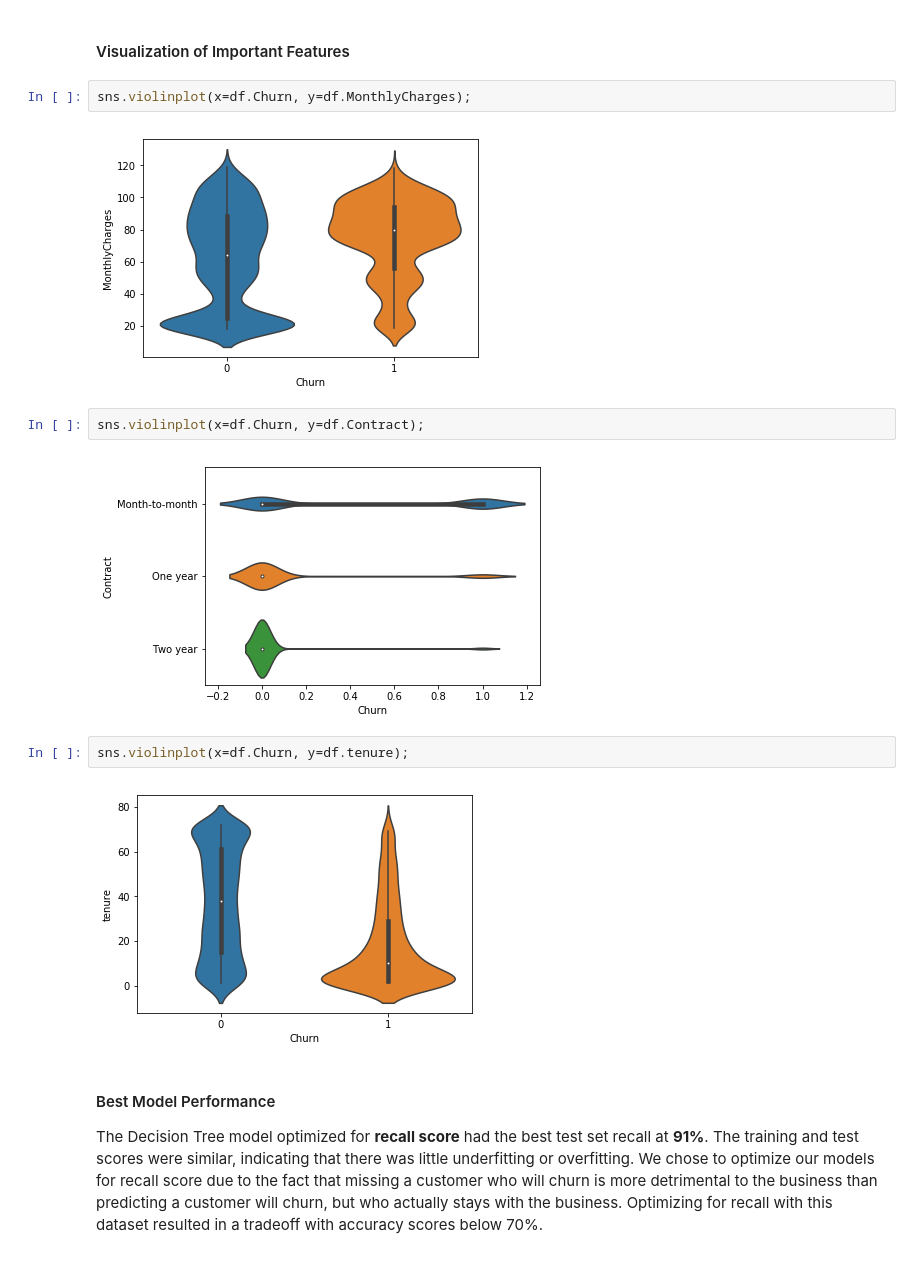
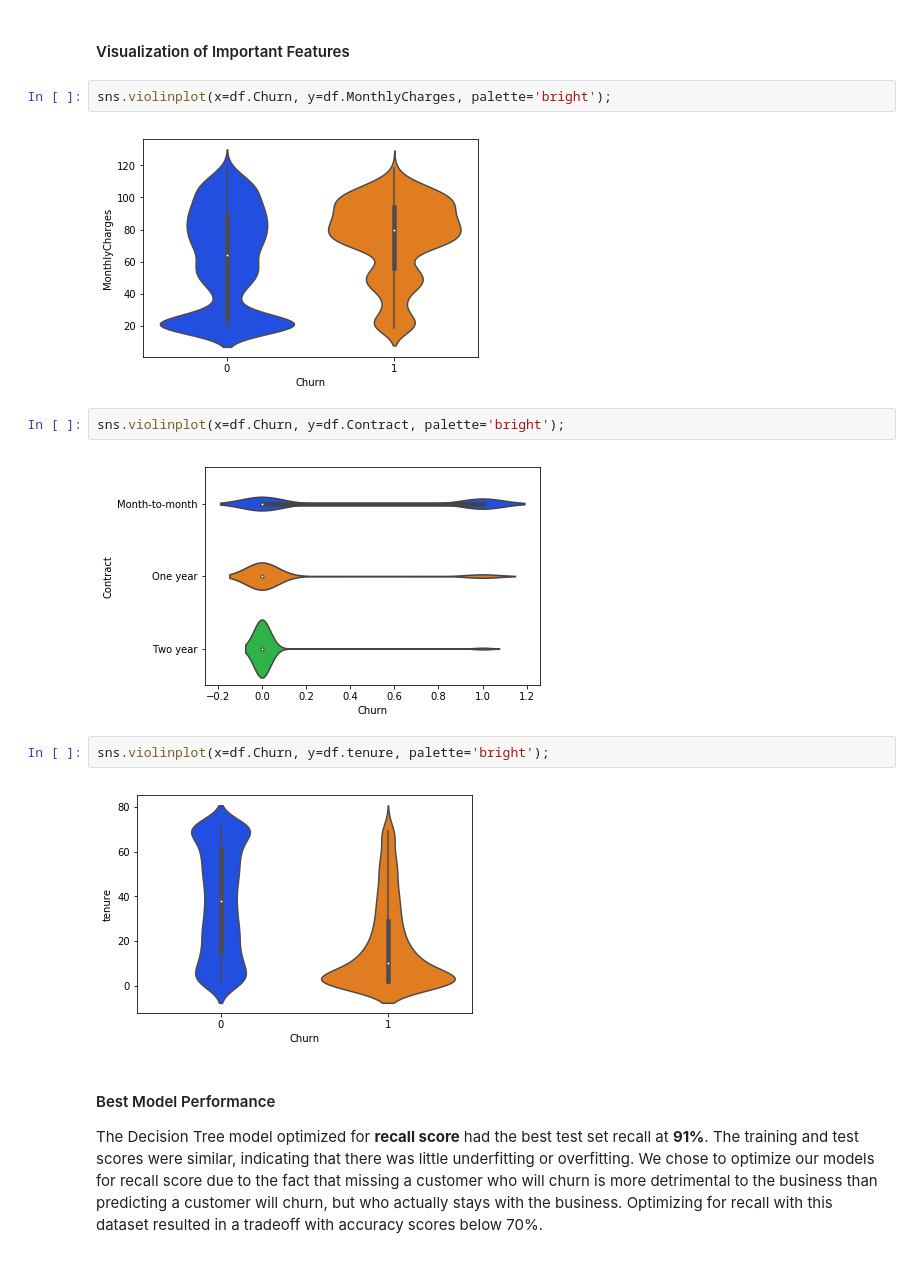
Before and after one commit to steeznation16/hackathon-jan-2019-clf, a Jupyter notebook: The-Great-Hackathon-of-January-2019.ipynb, the cells around one changed output. Drawn from its saved outputs; the diff is of its cells as text.

Commit message:
changed violin plots now they are slightly prettier

```diff
--- a/The-Great-Hackathon-of-January-2019.ipynb
+++ b/The-Great-Hackathon-of-January-2019.ipynb
@@ -950,17 +950,17 @@ Recall Score for Gradient Boosting Test Set: 0.4989429175475687
 # %% [markdown]
 #### Visualization of Important Features
 # %%
-sns.violinplot(x=df.Churn, y=df.MonthlyCharges);
+sns.violinplot(x=df.Churn, y=df.MonthlyCharges, palette='bright');
 # %% [output]
-[figure, old version]
+[figure, new version]
 # %%
-sns.violinplot(x=df.Churn, y=df.Contract);
+sns.violinplot(x=df.Churn, y=df.Contract, palette='bright');
 # %% [output]
-[figure, old version]
+[figure, new version]
 # %%
-sns.violinplot(x=df.Churn, y=df.tenure);
+sns.violinplot(x=df.Churn, y=df.tenure, palette='bright');
 # %% [output]
-[figure, old version]
+[figure, new version]
 # %% [markdown]
 #### Best Model Performance
 The Decision Tree model optimized for __recall score__ had the best test set recall at __91%__. The training and test scores were similar, indicating that there was little underfitting or overfitting. We chose to optimize our models for recall score due to the fact that missing a customer who will churn is more detrimental to the business than predicting a customer will churn, but who actually stays with the business. Optimizing for recall with this dataset resulted in a tradeoff with accuracy scores below 70%.
```
